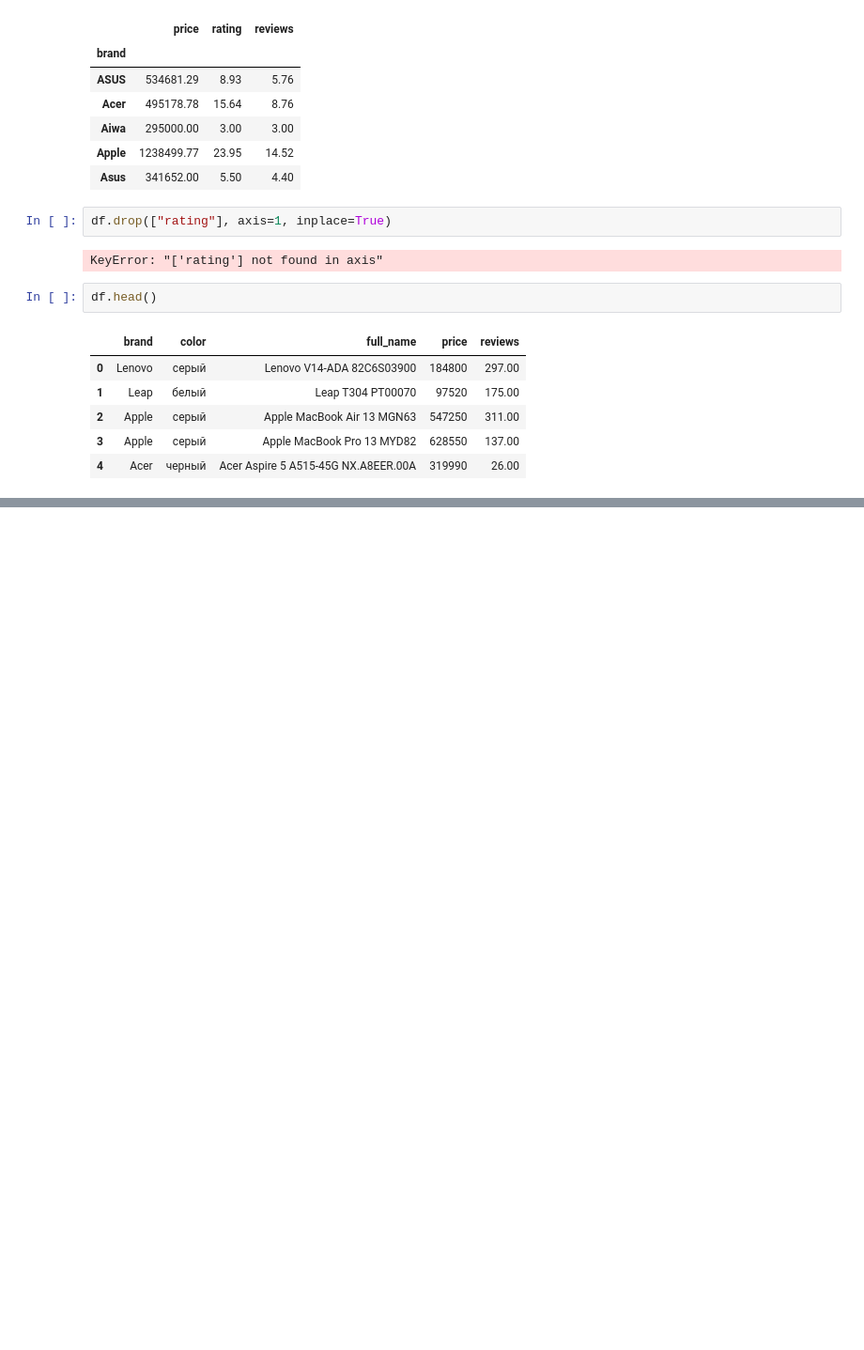
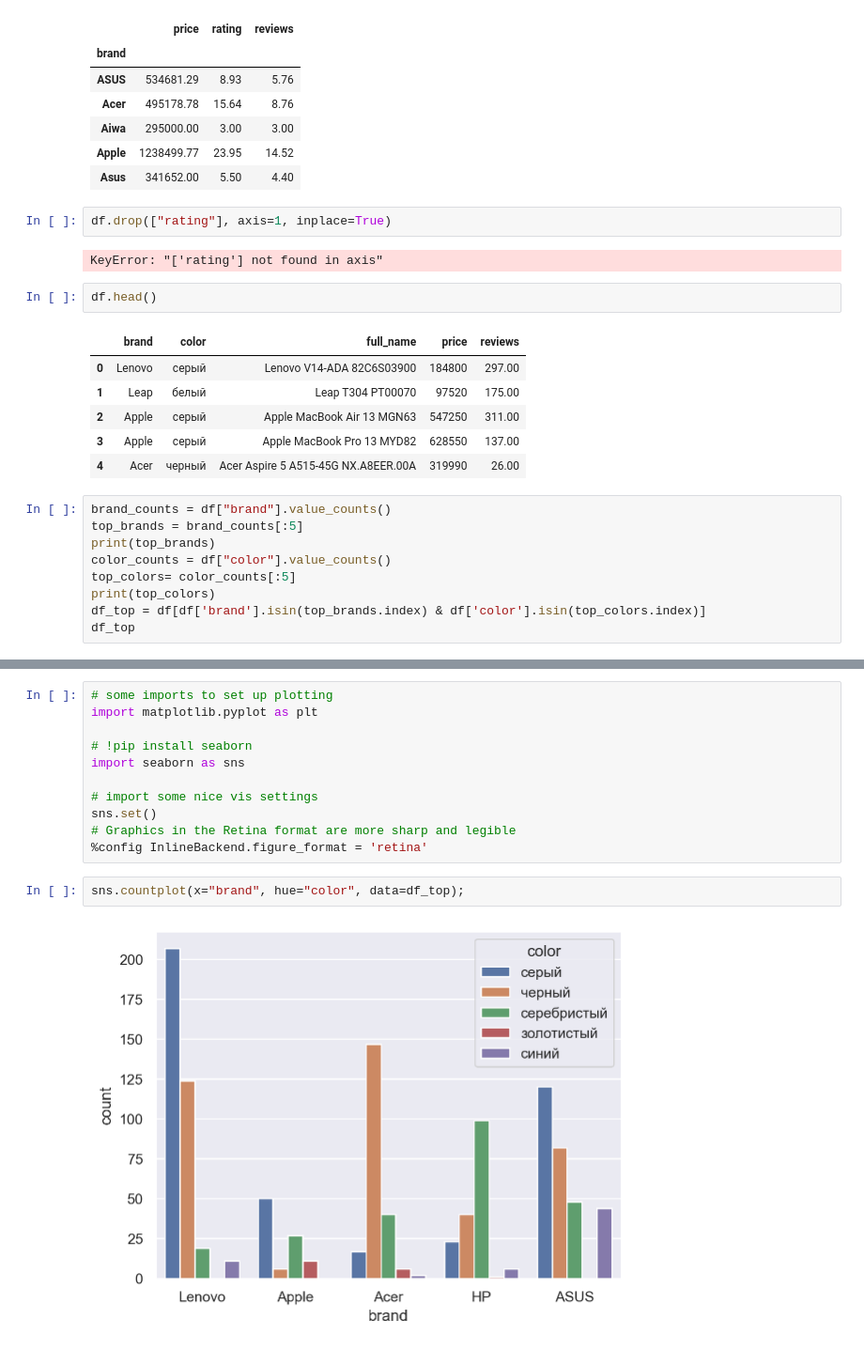
Before and after one commit to BMukhtar/KBot, a Jupyter notebook: kaspi_analyze.ipynb, the cells around one changed output, grey strips where cells are left out. Shown: that part at 94% size. Saved outputs shown, nothing was run; the diff lists cells and outputs as text; blank space fills up the shorter version.

Commit message:
Added complex filtering and countplot using seaborn

```diff
--- a/kaspi_analyze.ipynb
+++ b/kaspi_analyze.ipynb
@@ -300,3 +300,12 @@ df.head()
 | 2 | Apple | серый | Apple MacBook Air 13 MGN63 | 547250 | 311.00 |
 | 3 | Apple | серый | Apple MacBook Pro 13 MYD82 | 628550 | 137.00 |
 | 4 | Acer | черный | Acer Aspire 5 A515-45G NX.A8EER.00A | 319990 | 26.00 |
+# %%
+brand_counts = df["brand"].value_counts()
+top_brands = brand_counts[:5]
+print(top_brands)
+color_counts = df["color"].value_counts()
+top_colors= color_counts[:5]
+print(top_colors)
+df_top = df[df['brand'].isin(top_brands.index) & df['color'].isin(top_colors.index)]
+df_top
@@ -302,0 +338,15 @@ df.head()
+# %%
+# some imports to set up plotting
+import matplotlib.pyplot as plt
+
+# !pip install seaborn
+import seaborn as sns
+
+# import some nice vis settings
+sns.set()
+# Graphics in the Retina format are more sharp and legible
+%config InlineBackend.figure_format = 'retina'
+# %%
+sns.countplot(x="brand", hue="color", data=df_top);
+# %% [output]
+[figure, added]
```
Also changed, not shown: parts of 1 cell of this notebook.
